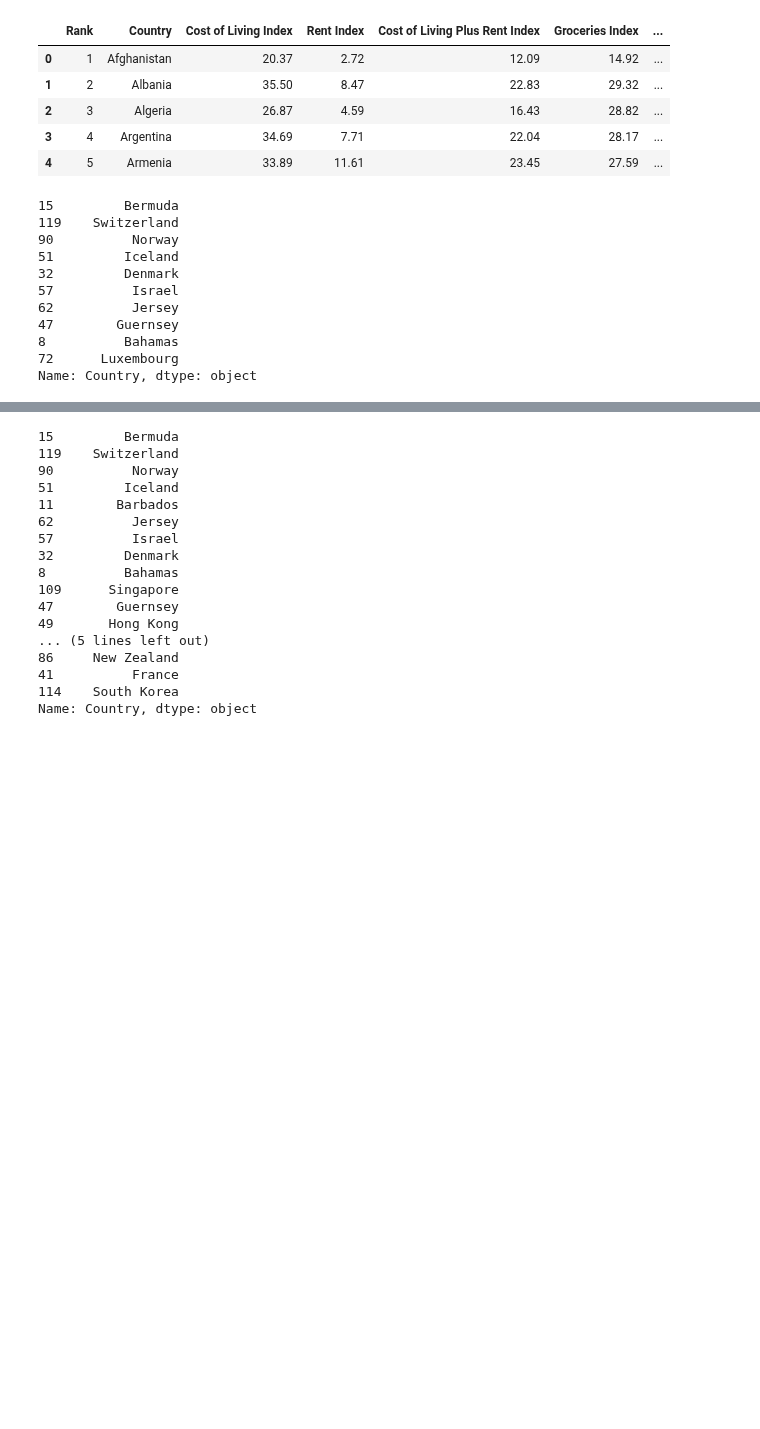
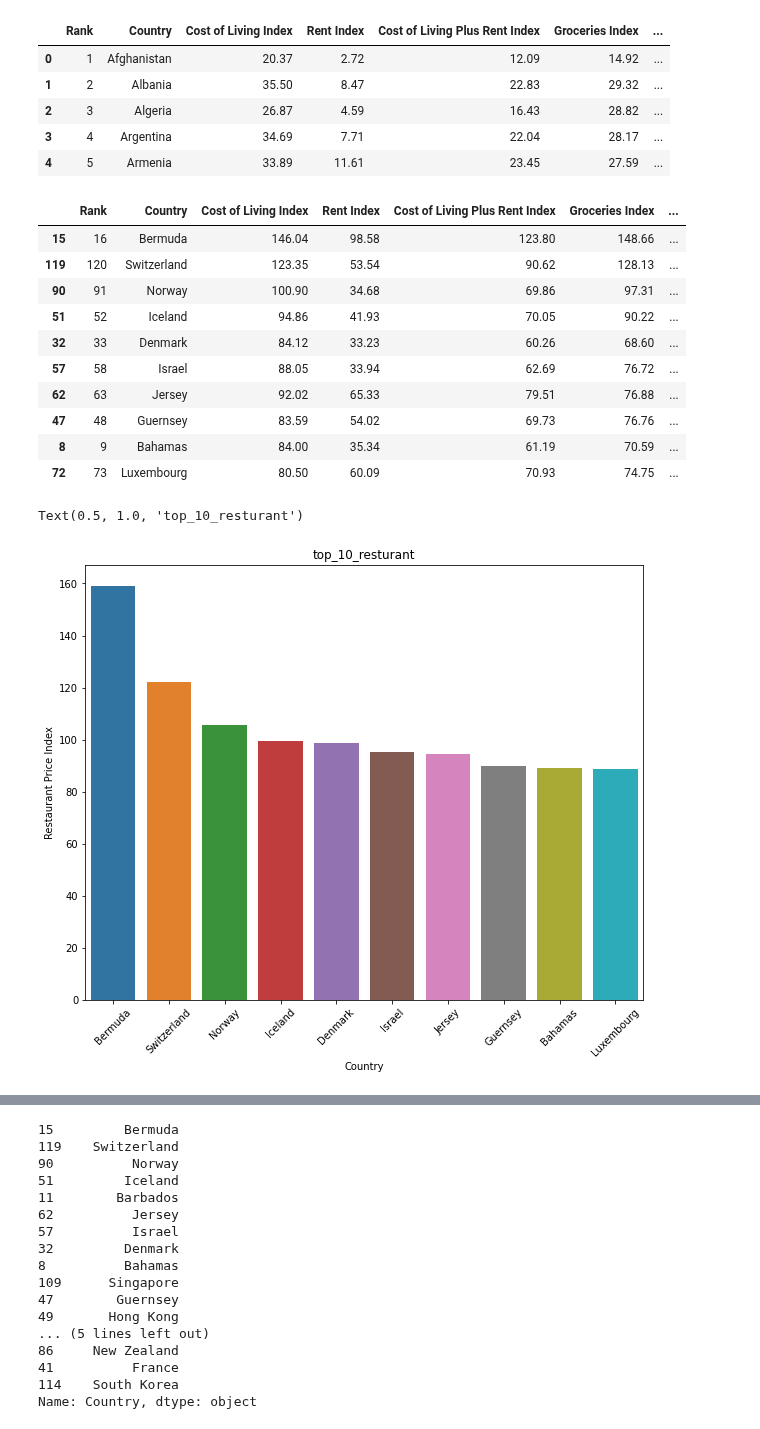
Before and after one commit to chandanabrdwj/100DaysOfML, a Jupyter notebook: cost-of-living-index-2022.ipynb, the cells around one changed output, grey strips where cells are left out. Cells and saved outputs as stored; diff of their text form; code cells hidden in the pictures; blank space fills up the shorter version.

Commit message:
Kaggle Notebook | Cost of Living Index 2022 | Version 2

```diff
--- a/cost-of-living-index-2022.ipynb
+++ b/cost-of-living-index-2022.ipynb
@@ -48,18 +53,28 @@ df.head()
 | 3 | 4 | Argentina | 34.69 | 7.71 | 22.04 | 28.17 | ... |
 | 4 | 5 | Armenia | 33.89 | 11.61 | 23.45 | 27.59 | ... |
 # %%
-top_10_resturant = df.sort_values(by = ['Restaurant Price Index'],ascending=False).head(10)['Country']
+top_10_resturant = df.sort_values(by = ['Restaurant Price Index'],ascending=False).head(10)
 top_10_resturant
 # %% [output]
-15         Bermuda
-119    Switzerland
-90          Norway
-51         Iceland
-32         Denmark
-57          Israel
-62          Jersey
-47        Guernsey
-8          Bahamas
-72      Luxembourg
-Name: Country, dtype: object
+|  | Rank | Country | Cost of Living Index | Rent Index | Cost of Living Plus Rent Index | Groceries Index | ... |
+| 15 | 16 | Bermuda | 146.04 | 98.58 | 123.80 | 148.66 | ... |
+| 119 | 120 | Switzerland | 123.35 | 53.54 | 90.62 | 128.13 | ... |
+| 90 | 91 | Norway | 100.90 | 34.68 | 69.86 | 97.31 | ... |
+| 51 | 52 | Iceland | 94.86 | 41.93 | 70.05 | 90.22 | ... |
+| 32 | 33 | Denmark | 84.12 | 33.23 | 60.26 | 68.60 | ... |
+| 57 | 58 | Israel | 88.05 | 33.94 | 62.69 | 76.72 | ... |
+| 62 | 63 | Jersey | 92.02 | 65.33 | 79.51 | 76.88 | ... |
+| 47 | 48 | Guernsey | 83.59 | 54.02 | 69.73 | 76.76 | ... |
+| 8 | 9 | Bahamas | 84.00 | 35.34 | 61.19 | 70.59 | ... |
+| 72 | 73 | Luxembourg | 80.50 | 60.09 | 70.93 | 74.75 | ... |
+# %%
+plt.figure(figsize=(10,8))
+sns.barplot(x=top_10_resturant['Country'], y=top_10_resturant['Restaurant Price Index'])
+plt.xticks(rotation= 45)
+plt.xlabel('Country')
+plt.ylabel('Restaurant Price Index')
+plt.title('top_10_resturant')
+# %% [output]
+Text(0.5, 1.0, 'top_10_resturant')
+[figure, added]
 # %%
```
Also changed, not shown: parts of 15 cells of this notebook.
